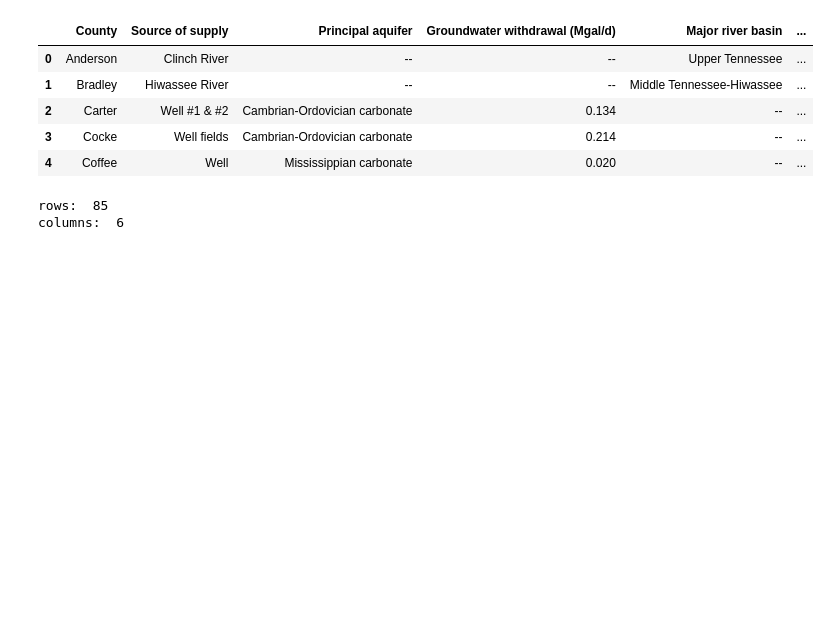
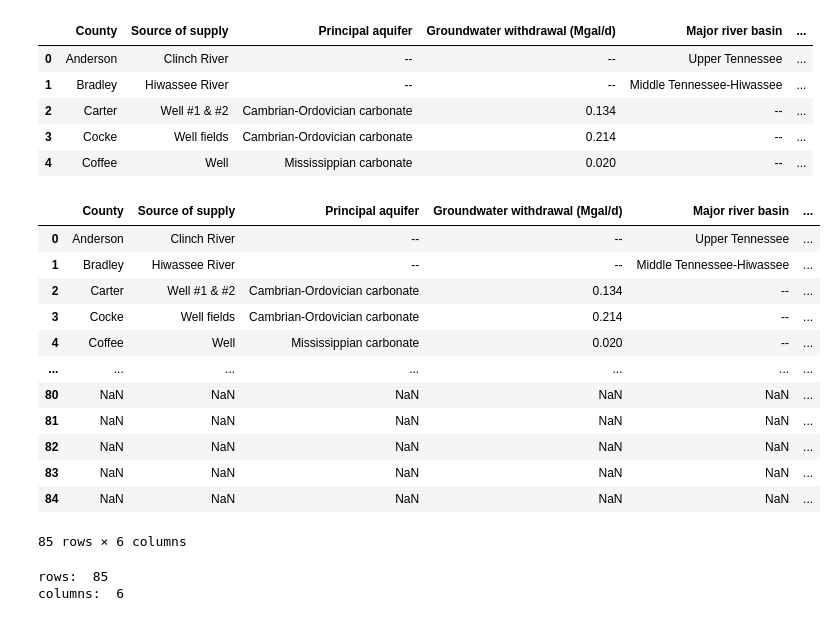
Before and after one commit to miab199/gwc-water, a Jupyter notebook: mia_water_trends.ipynb, the cells around one changed output. Saved outputs shown, nothing was run; the diff lists cells and outputs as text; code cells hidden in the pictures; blank space fills up the shorter version.

```diff
--- a/mia_water_trends.ipynb
+++ b/mia_water_trends.ipynb
@@ -1,6 +1,6 @@
 # %%
 import pandas as pd
-url = "https://raw.githubusercontent.com/miab199/gwc-water/refs/heads/main/Self%20Supplied%20Industrial%20Water%20Use%20in%20the%20Tennessee%20Hydrologic%20Region%202010.csv?token=GHSAT0AAAAAADNUID67IFIP7YP3DHM6P3OC2IT2J2A"
+url = "https://raw.githubusercontent.com/miab199/gwc-water/refs/heads/elysia/Self%20Supplied%20Industrial%20Water%20Use%20in%20the%20Tennessee%20Hydrologic%20Region%202010.csv"
 df = pd.read_csv(url)
 df.head()
 # %% [output]
@@ -10,6 +10,22 @@ df.head()
 | 2 | Carter | Well #1 & #2 | Cambrian-Ordovician carbonate | 0.134 | -- | ... |
 | 3 | Cocke | Well fields | Cambrian-Ordovician carbonate | 0.214 | -- | ... |
 | 4 | Coffee | Well | Mississippian carbonate | 0.020 | -- | ... |
+# %%
+df
+# %% [output]
+|  | County | Source of supply | Principal aquifer | Groundwater withdrawal (Mgal/d) | Major river basin | ... |
+| 0 | Anderson | Clinch River | -- | -- | Upper Tennessee | ... |
+| 1 | Bradley | Hiwassee River | -- | -- | Middle Tennessee-Hiwassee | ... |
+| 2 | Carter | Well #1 & #2 | Cambrian-Ordovician carbonate | 0.134 | -- | ... |
+| 3 | Cocke | Well fields | Cambrian-Ordovician carbonate | 0.214 | -- | ... |
+| 4 | Coffee | Well | Mississippian carbonate | 0.020 | -- | ... |
+| ... | ... | ... | ... | ... | ... | ... |
+| 80 | NaN | NaN | NaN | NaN | NaN | ... |
+| 81 | NaN | NaN | NaN | NaN | NaN | ... |
+| 82 | NaN | NaN | NaN | NaN | NaN | ... |
+| 83 | NaN | NaN | NaN | NaN | NaN | ... |
+| 84 | NaN | NaN | NaN | NaN | NaN | ... |
+85 rows × 6 columns
 # %%
 numRows = len(df)
 print("rows: ", numRows)
```
Also changed, not shown: parts of 3 cells of this notebook.
